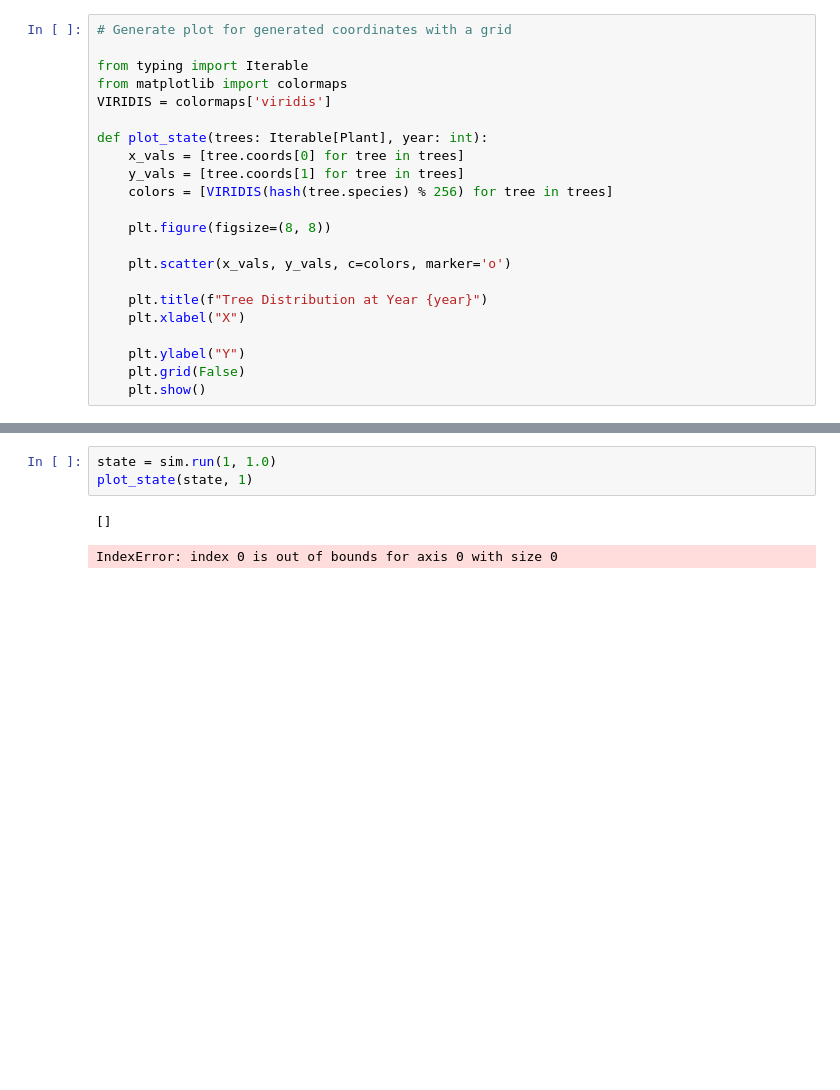
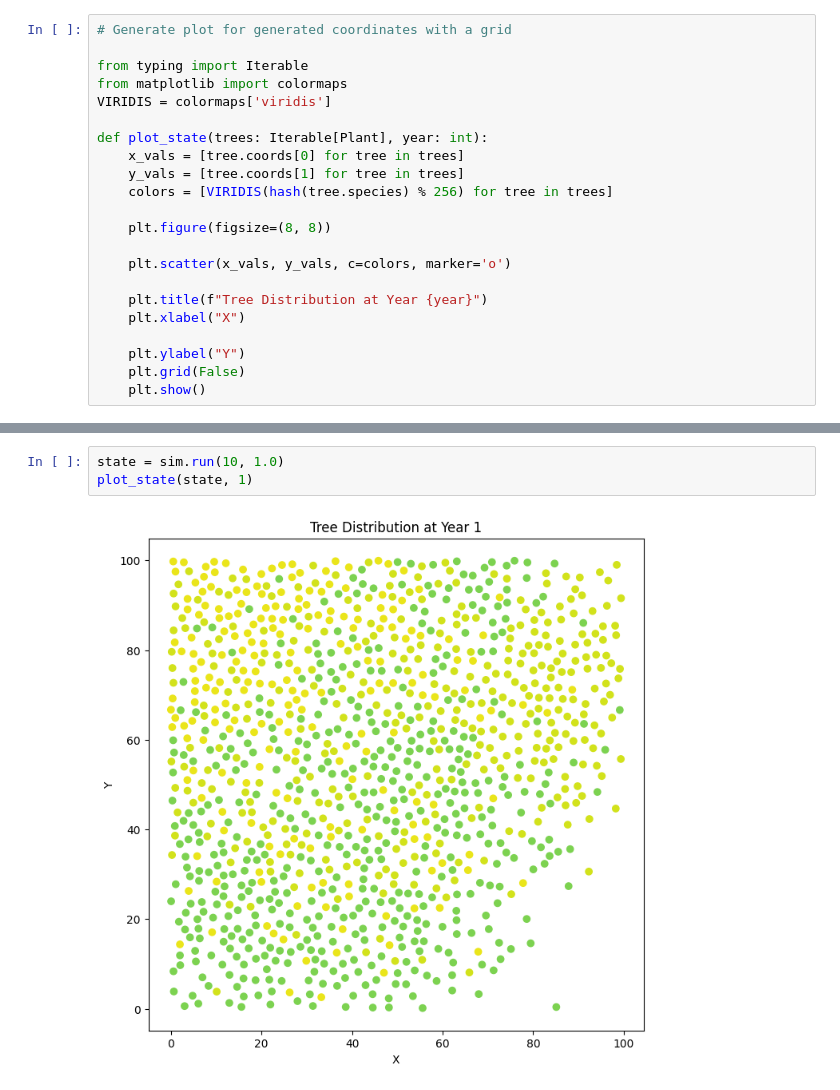
Before and after one commit to GrafCzterech/forest_gen, a Jupyter notebook: assetgen.ipynb, the cells around one changed output, grey strips where cells are left out. Saved outputs shown, nothing was run; the diff lists cells and outputs as text; blank space fills up the shorter version.

```diff
--- a/assetgen.ipynb
+++ b/assetgen.ipynb
@@ -67,6 +62,5 @@ for i in range(10):
 # %%
-state = sim.run(1, 1.0)
+state = sim.run(10, 1.0)
 plot_state(state, 1)
 # %% [output]
-[]
-IndexError: index 0 is out of bounds for axis 0 with size 0
+[figure, added]
```
Also changed, not shown: parts of 3 cells of this notebook, 3 other files.
